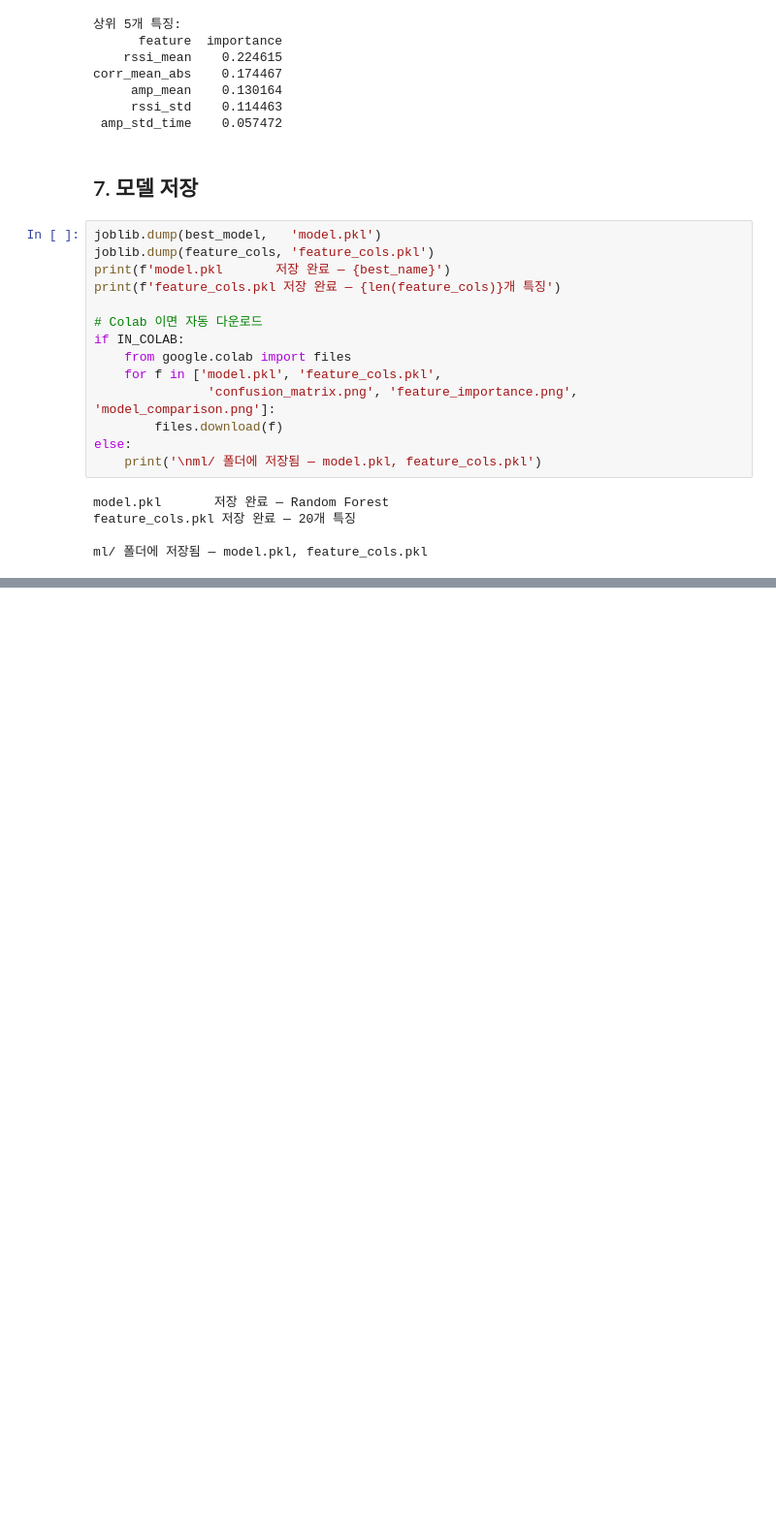
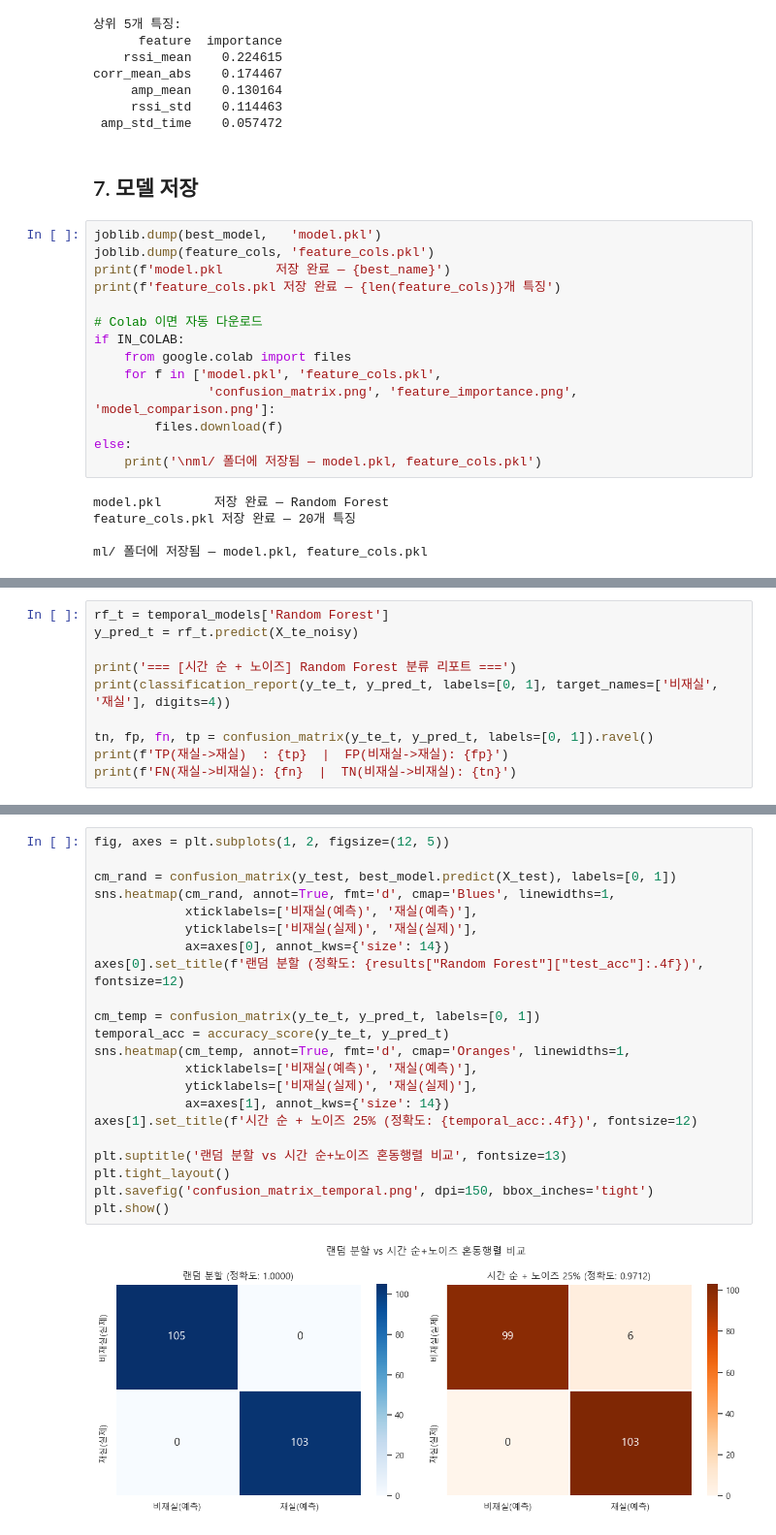
Before and after one commit to SwagCarewave/FastAPI, a Jupyter notebook: ml/train_model.ipynb, the cells around one changed output, grey strips where cells are left out. Shown at 97% size. Drawn from its saved outputs; the diff is of its cells as text; blank space fills up the shorter version.

Commit message:
fix: 시간 순 분리 검증 클래스 편향 및 오류 수정
  - 전체 단순 슬라이싱 대신 클래스별(재실/비재실) 80/20 분리로 테스트셋 균형 확보
  - 테스트셋 단일 클래스 문제로 발생하던 classification_report ValueError 수정
  - 실배포 환경 노이즈 시뮬레이션을 위해 테스트셋에 가우시안 노이즈 25% 추가

```diff
--- a/ml/train_model.ipynb
+++ b/ml/train_model.ipynb
@@ -325,0 +398,10 @@ ml/ 폴더에 저장됨 — model.pkl, feature_cols.pkl
+# %%
+rf_t = temporal_models['Random Forest']
+y_pred_t = rf_t.predict(X_te_noisy)
+
+print('=== [시간 순 + 노이즈] Random Forest 분류 리포트 ===')
+print(classification_report(y_te_t, y_pred_t, labels=[0, 1], target_names=['비재실', '재실'], digits=4))
+
+tn, fp, fn, tp = confusion_matrix(y_te_t, y_pred_t, labels=[0, 1]).ravel()
+print(f'TP(재실->재실)  : {tp}  |  FP(비재실->재실): {fp}')
+print(f'FN(재실->비재실): {fn}  |  TN(비재실->비재실): {tn}')
@@ -325,0 +421,24 @@ ml/ 폴더에 저장됨 — model.pkl, feature_cols.pkl
+# %%
+fig, axes = plt.subplots(1, 2, figsize=(12, 5))
+
+cm_rand = confusion_matrix(y_test, best_model.predict(X_test), labels=[0, 1])
+sns.heatmap(cm_rand, annot=True, fmt='d', cmap='Blues', linewidths=1,
+            xticklabels=['비재실(예측)', '재실(예측)'],
+            yticklabels=['비재실(실제)', '재실(실제)'],
+            ax=axes[0], annot_kws={'size': 14})
+axes[0].set_title(f'랜덤 분할 (정확도: {results["Random Forest"]["test_acc"]:.4f})', fontsize=12)
+
+cm_temp = confusion_matrix(y_te_t, y_pred_t, labels=[0, 1])
+temporal_acc = accuracy_score(y_te_t, y_pred_t)
+sns.heatmap(cm_temp, annot=True, fmt='d', cmap='Oranges', linewidths=1,
+            xticklabels=['비재실(예측)', '재실(예측)'],
+            yticklabels=['비재실(실제)', '재실(실제)'],
+            ax=axes[1], annot_kws={'size': 14})
+axes[1].set_title(f'시간 순 + 노이즈 25% (정확도: {temporal_acc:.4f})', fontsize=12)
+
+plt.suptitle('랜덤 분할 vs 시간 순+노이즈 혼동행렬 비교', fontsize=13)
+plt.tight_layout()
+plt.savefig('confusion_matrix_temporal.png', dpi=150, bbox_inches='tight')
+plt.show()
+# %% [output]
+[figure, added]
```
Also changed, not shown: parts of 4 cells of this notebook, 1 other file.
